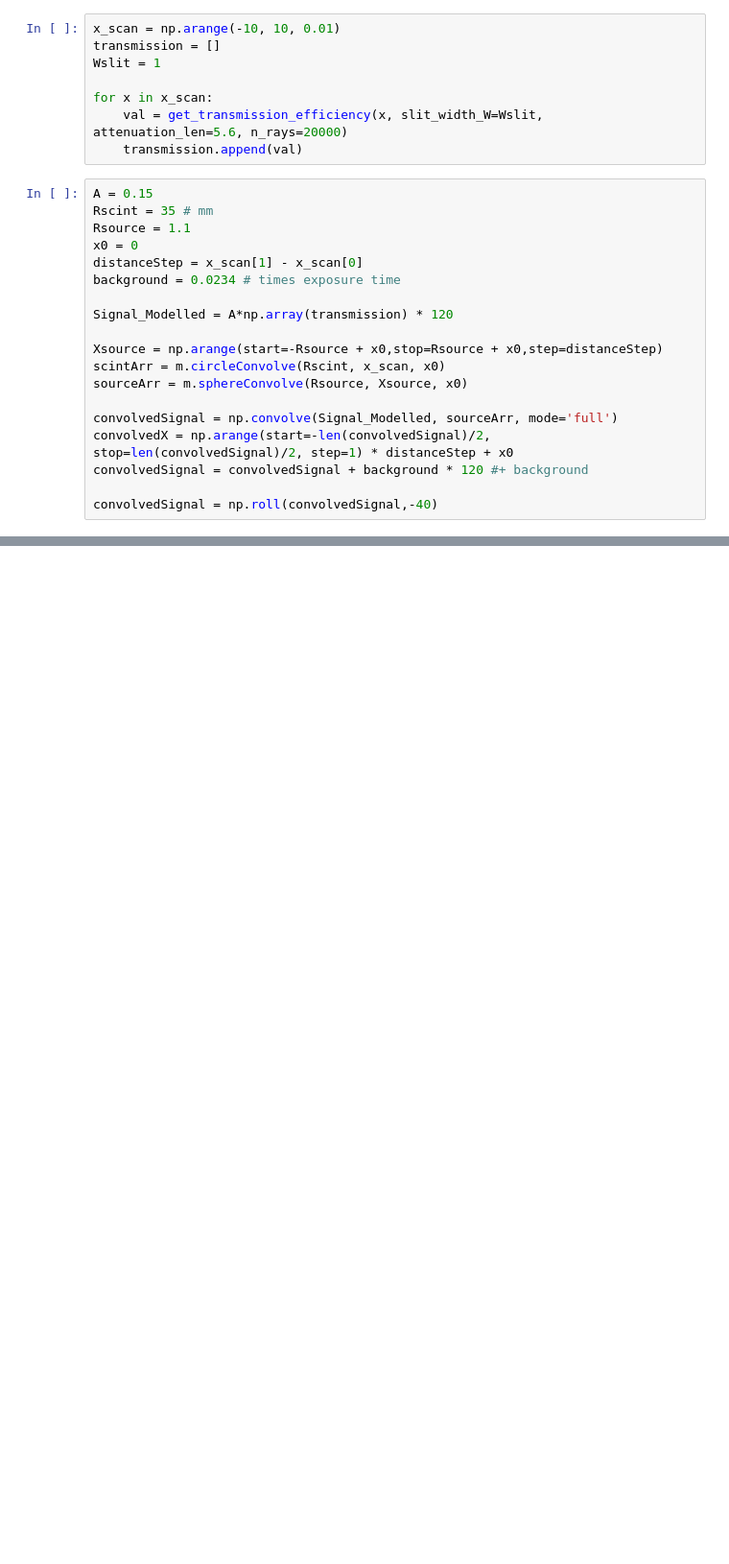
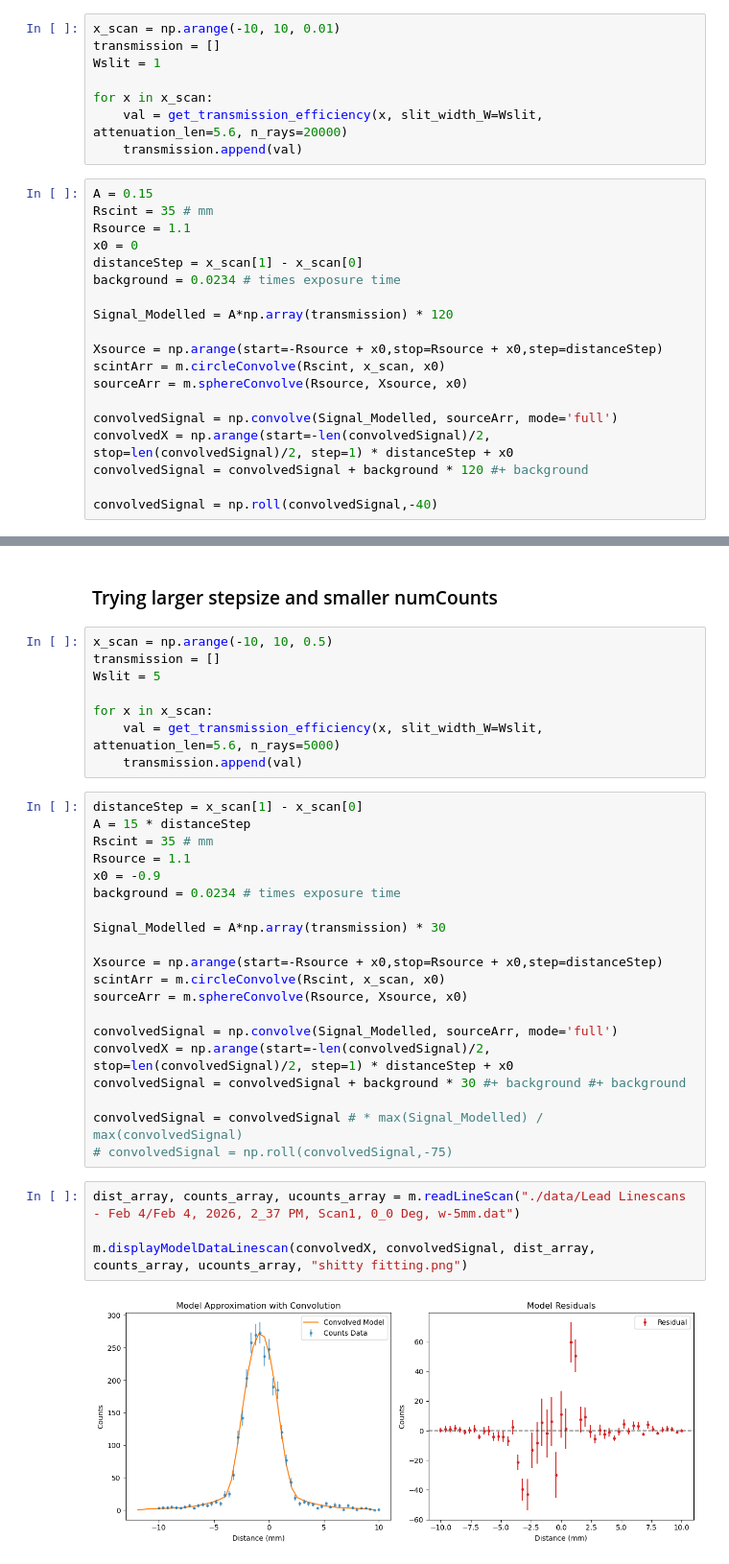
Before and after one commit to MarkZhit/PHYS409-PET, a Jupyter notebook: AlphaDetermination.ipynb, the cells around one changed output, grey strips where cells are left out. Shown at 96% size. Cells and saved outputs as stored; diff of their text form; blank space fills up the shorter version.

Commit message:
Got auto-fitting linescan going, also using larger stepsize and lower numRays works quite fine

```diff
--- a/AlphaDetermination.ipynb
+++ b/AlphaDetermination.ipynb
@@ -323,0 +325,36 @@ m.displayModelDataLinescan(convolvedX, convolvedSignal, dist_array, counts_array
+# %% [markdown]
+### Trying larger stepsize and smaller numCounts
+# %%
+x_scan = np.arange(-10, 10, 0.5)
+transmission = []
+Wslit = 5
+
+for x in x_scan:
+    val = get_transmission_efficiency(x, slit_width_W=Wslit, attenuation_len=5.6, n_rays=5000)
+    transmission.append(val)
+# %%
+distanceStep = x_scan[1] - x_scan[0]
+A = 15 * distanceStep
+Rscint = 35 # mm
+Rsource = 1.1
+x0 = -0.9
+background = 0.0234 # times exposure time
+
+Signal_Modelled = A*np.array(transmission) * 30
+
+Xsource = np.arange(start=-Rsource + x0,stop=Rsource + x0,step=distanceStep)
+scintArr = m.circleConvolve(Rscint, x_scan, x0)
+sourceArr = m.sphereConvolve(Rsource, Xsource, x0)
+
+convolvedSignal = np.convolve(Signal_Modelled, sourceArr, mode='full')
+convolvedX = np.arange(start=-len(convolvedSignal)/2, stop=len(convolvedSignal)/2, step=1) * distanceStep + x0
+convolvedSignal = convolvedSignal + background * 30 #+ background #+ background
+
+convolvedSignal = convolvedSignal # * max(Signal_Modelled) / max(convolvedSignal)
+# convolvedSignal = np.roll(convolvedSignal,-75)
+# %%
+dist_array, counts_array, ucounts_array = m.readLineScan("./data/Lead Linescans - Feb 4/Feb 4, 2026, 2_37 PM, Scan1, 0_0 Deg, w-5mm.dat")
+
+m.displayModelDataLinescan(convolvedX, convolvedSignal, dist_array, counts_array, ucounts_array, "shitty fitting.png")
+# %% [output]
+[figure, added]
```
Also changed, not shown: parts of 8 cells of this notebook, 4 other files.
